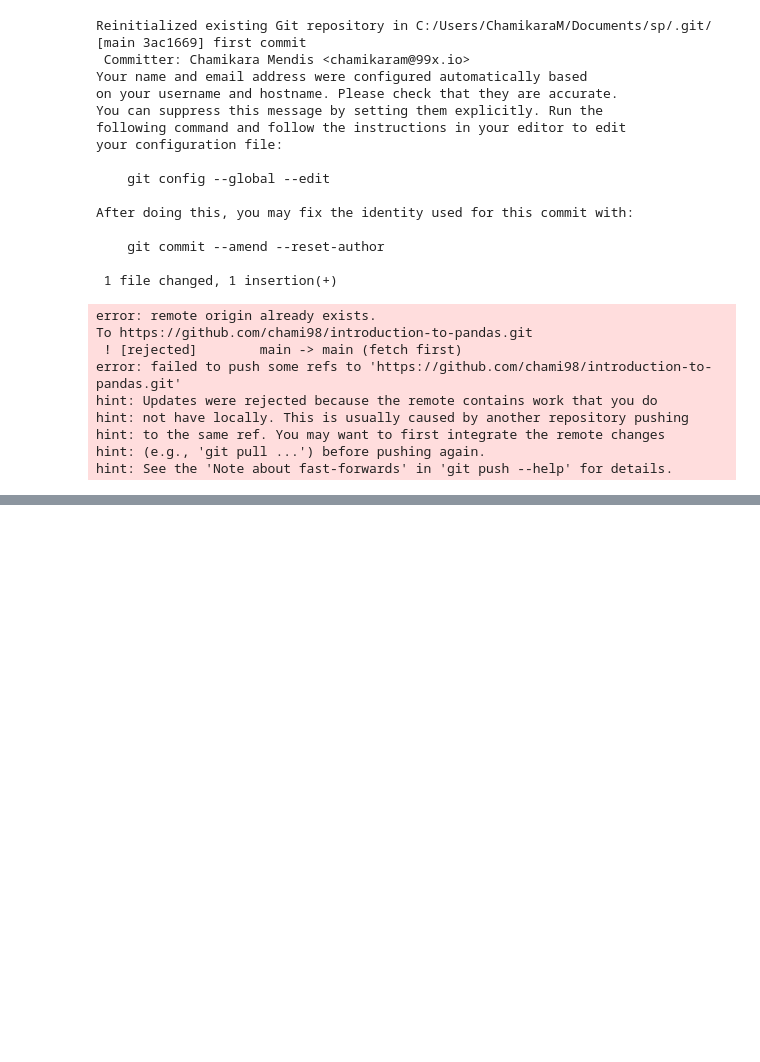
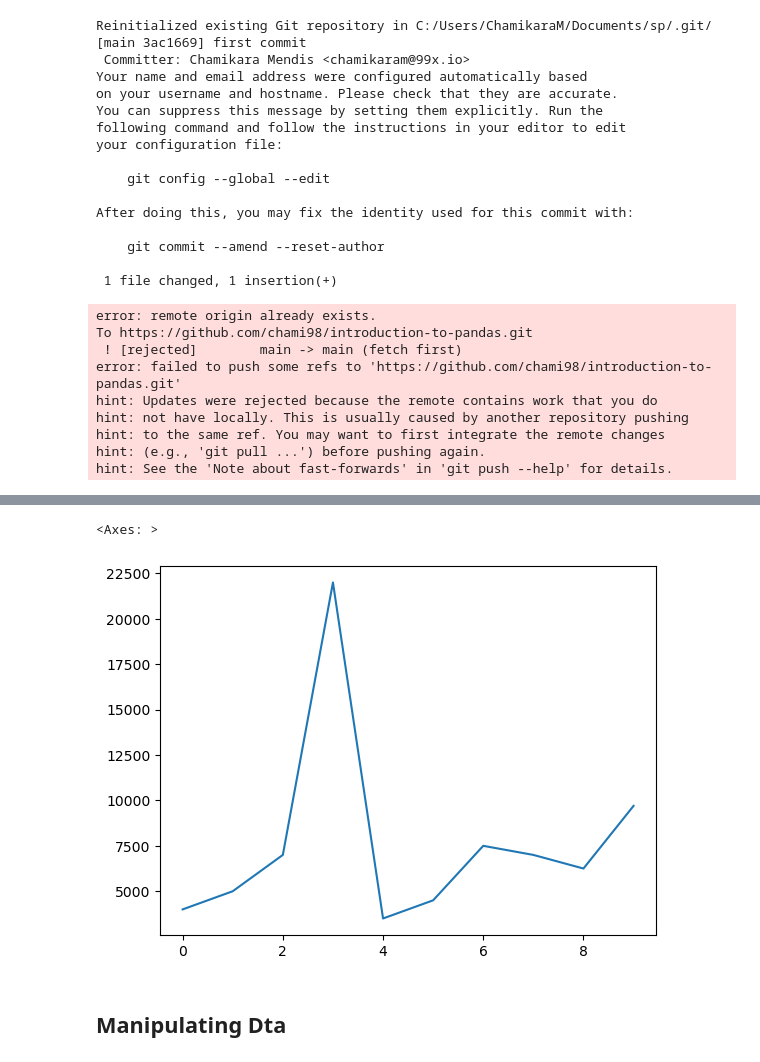
Before and after one commit to chami98/introduction-to-pandas, a Jupyter notebook: introduction-to-pandas.ipynb, the cells around one changed output, grey strips where cells are left out. Cells and saved outputs as stored; diff of their text form; code cells hidden in the pictures; blank space fills up the shorter version.

```diff
--- a/introduction-to-pandas.ipynb
+++ b/introduction-to-pandas.ipynb
@@ -415,0 +416,7 @@ car_sales
+# %%
+car_sales["Price"].plot()
+# %% [output]
+<Axes: >
+[figure, added]
+# %% [markdown]
+## Manipulating Dta
```
Also changed, not shown: parts of 59 cells of this notebook.
